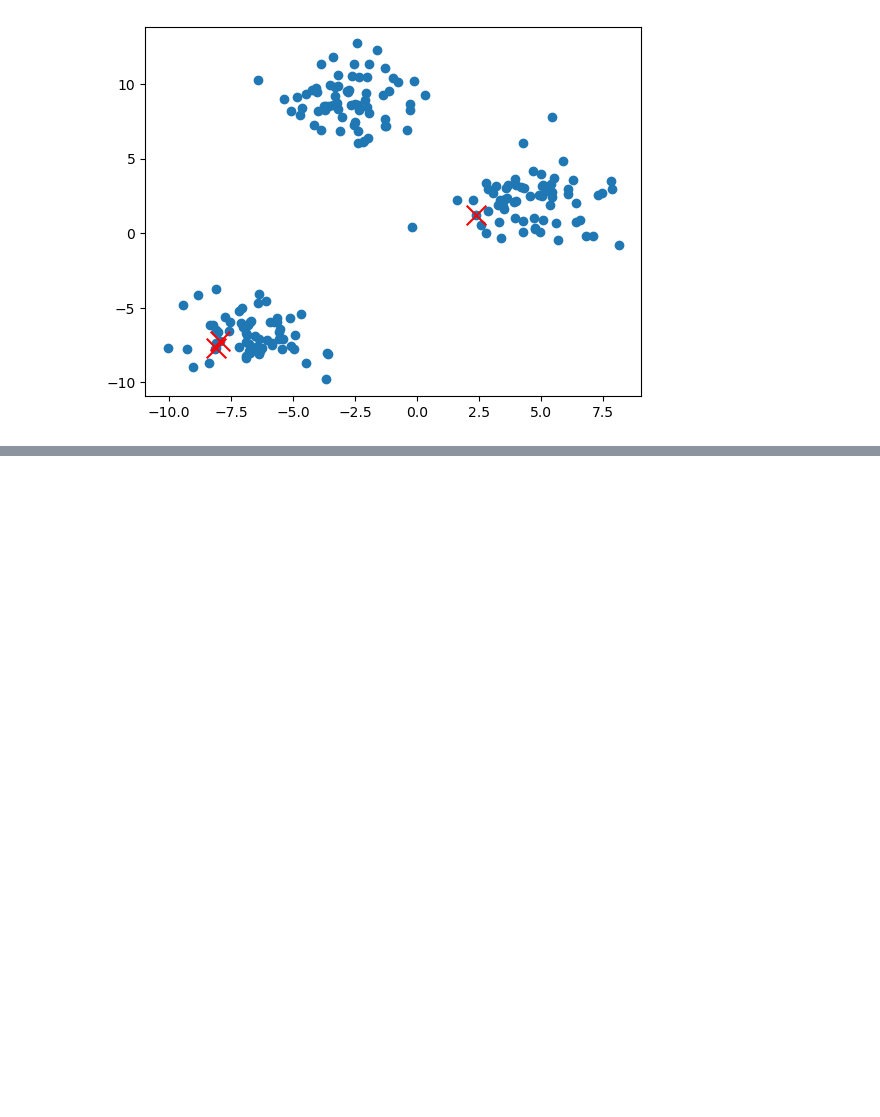
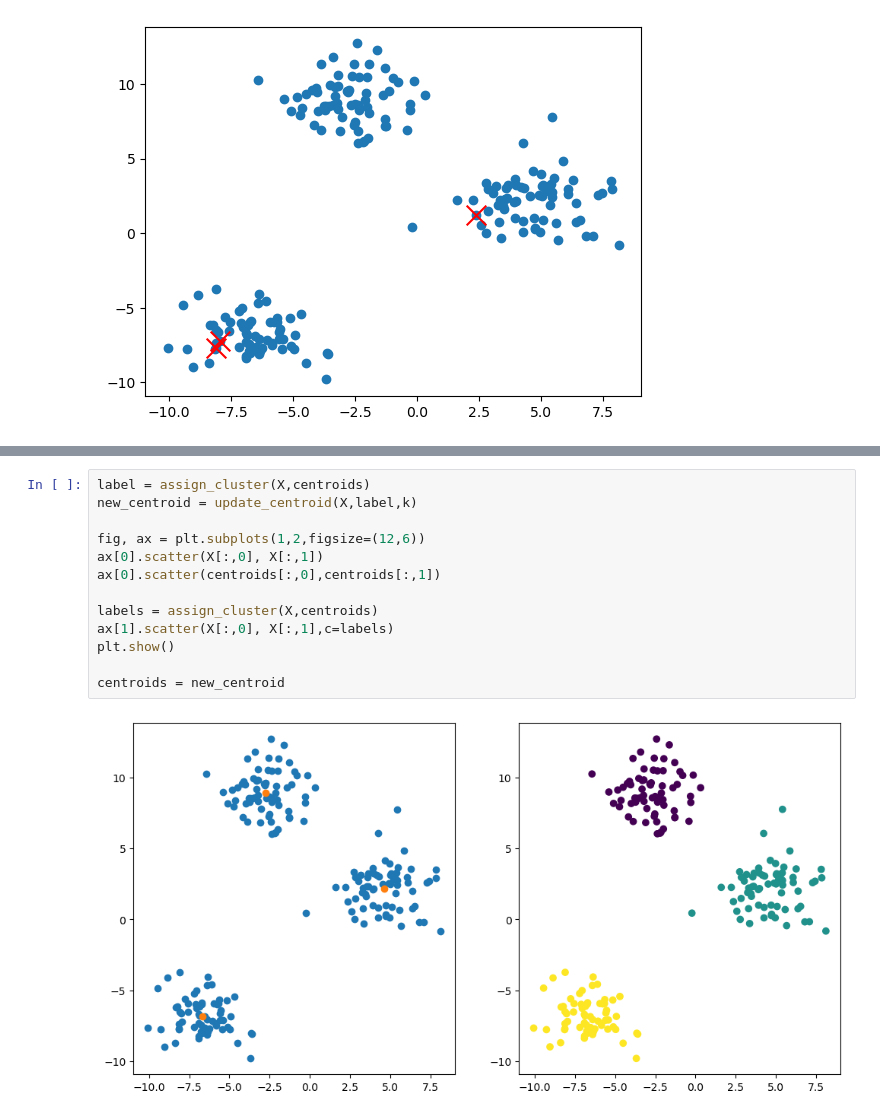
Before and after one commit to skn29teacher/skn29_lecture, a Jupyter notebook: 머신러닝/09.군집/001.ipynb, the cells around one changed output, grey strips where cells are left out. Drawn from its saved outputs; the diff is of its cells as text; blank space fills up the shorter version.

```diff
--- a/머신러닝/09.군집/001.ipynb
+++ b/머신러닝/09.군집/001.ipynb
@@ -72,0 +125,15 @@ array([[-6.52538496, -6.47920158],
+# %%
+label = assign_cluster(X,centroids)
+new_centroid = update_centroid(X,label,k)
+
+fig, ax = plt.subplots(1,2,figsize=(12,6))
+ax[0].scatter(X[:,0], X[:,1])
+ax[0].scatter(centroids[:,0],centroids[:,1])
+
+labels = assign_cluster(X,centroids)
+ax[1].scatter(X[:,0], X[:,1],c=labels)
+plt.show()
+
+centroids = new_centroid
+# %% [output]
+[figure, added]
```
Also changed, not shown: parts of 7 cells of this notebook.
